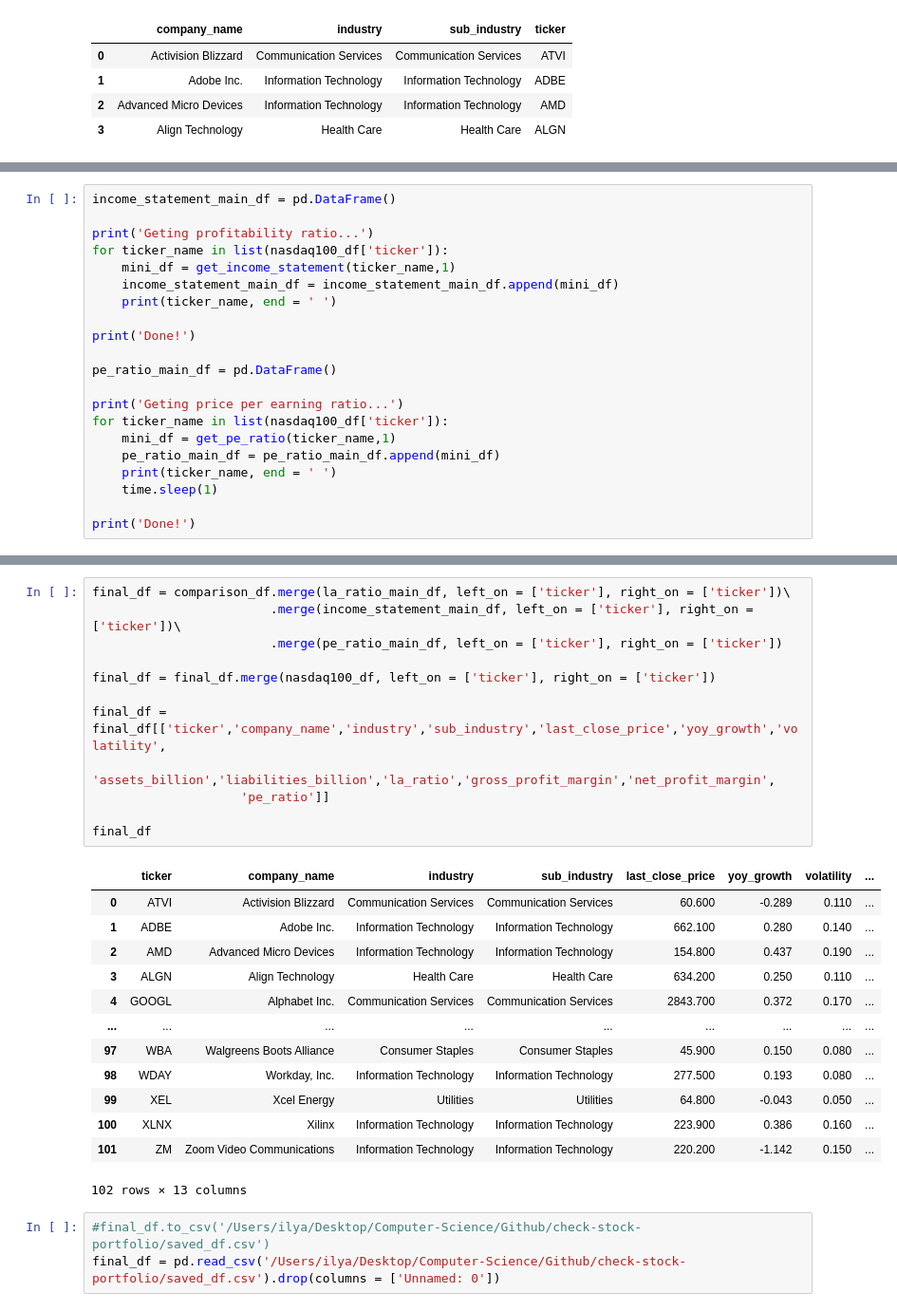
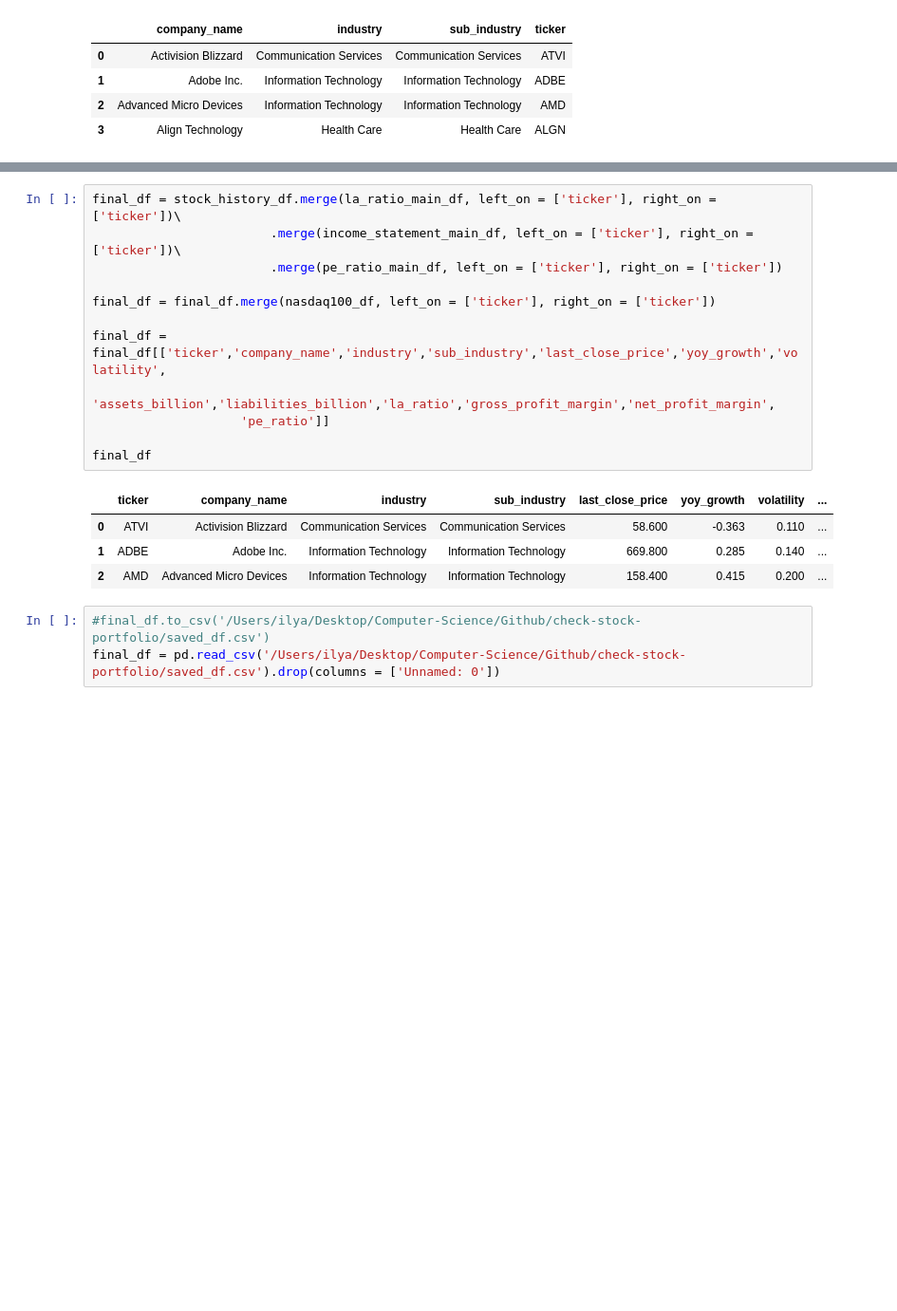
Before and after one commit to ipansh/choosy-stock, a Jupyter notebook: api_wrapper.ipynb, the cells around one changed output, grey strips where cells are left out. Shown at 95% size. Cells and saved outputs as stored; diff of their text form; blank space fills up the shorter version.

```diff
--- a/api_wrapper.ipynb
+++ b/api_wrapper.ipynb
@@ -197,21 +69,0 @@ ATVI ADBE AMD ALGN GOOGL GOOG AMZN AEP AMGN ADI ANSS AAPL AMAT ASML TEAM ADSK AD
-# %%
-income_statement_main_df = pd.DataFrame()
-
-print('Geting profitability ratio...')
-for ticker_name in list(nasdaq100_df['ticker']):
-    mini_df = get_income_statement(ticker_name,1)
-    income_statement_main_df = income_statement_main_df.append(mini_df)
-    print(ticker_name, end = ' ')
-
-print('Done!')
-
-pe_ratio_main_df = pd.DataFrame()
-
-print('Geting price per earning ratio...')
-for ticker_name in list(nasdaq100_df['ticker']):
-    mini_df = get_pe_ratio(ticker_name,1)
-    pe_ratio_main_df = pe_ratio_main_df.append(mini_df)
-    print(ticker_name, end = ' ')
-    time.sleep(1)
-
-print('Done!')
@@ -223,29 +70,20 @@ ATVI ADBE AMD ALGN GOOGL GOOG AMZN AEP AMGN ADI ANSS AAPL AMAT ASML TEAM ADSK AD
 # %%
-final_df = comparison_df.merge(la_ratio_main_df, left_on = ['ticker'], right_on = ['ticker'])\
+final_df = stock_history_df.merge(la_ratio_main_df, left_on = ['ticker'], right_on = ['ticker'])\
                         .merge(income_statement_main_df, left_on = ['ticker'], right_on = ['ticker'])\
                         .merge(pe_ratio_main_df, left_on = ['ticker'], right_on = ['ticker'])
 
 final_df = final_df.merge(nasdaq100_df, left_on = ['ticker'], right_on = ['ticker'])
 
 final_df = final_df[['ticker','company_name','industry','sub_industry','last_close_price','yoy_growth','volatility',
                     'assets_billion','liabilities_billion','la_ratio','gross_profit_margin','net_profit_margin',
                     'pe_ratio']]
 
 final_df
 # %% [output]
 |  | ticker | company_name | industry | sub_industry | last_close_price | yoy_growth | volatility | ... |
-| 0 | ATVI | Activision Blizzard | Communication Services | Communication Services | 60.600 | -0.289 | 0.110 | ... |
-| 1 | ADBE | Adobe Inc. | Information Technology | Information Technology | 662.100 | 0.280 | 0.140 | ... |
-| 2 | AMD | Advanced Micro Devices | Information Technology | Information Technology | 154.800 | 0.437 | 0.190 | ... |
-| 3 | ALGN | Align Technology | Health Care | Health Care | 634.200 | 0.250 | 0.110 | ... |
-| 4 | GOOGL | Alphabet Inc. | Communication Services | Communication Services | 2843.700 | 0.372 | 0.170 | ... |
-| ... | ... | ... | ... | ... | ... | ... | ... | ... |
-| 97 | WBA | Walgreens Boots Alliance | Consumer Staples | Consumer Staples | 45.900 | 0.150 | 0.080 | ... |
-| 98 | WDAY | Workday, Inc. | Information Technology | Information Technology | 277.500 | 0.193 | 0.080 | ... |
-| 99 | XEL | Xcel Energy | Utilities | Utilities | 64.800 | -0.043 | 0.050 | ... |
-| 100 | XLNX | Xilinx | Information Technology | Information Technology | 223.900 | 0.386 | 0.160 | ... |
-| 101 | ZM | Zoom Video Communications | Information Technology | Information Technology | 220.200 | -1.142 | 0.150 | ... |
+| 0 | ATVI | Activision Blizzard | Communication Services | Communication Services | 58.600 | -0.363 | 0.110 | ... |
+| 1 | ADBE | Adobe Inc. | Information Technology | Information Technology | 669.800 | 0.285 | 0.140 | ... |
+| 2 | AMD | Advanced Micro Devices | Information Technology | Information Technology | 158.400 | 0.415 | 0.200 | ... |
-102 rows × 13 columns
 # %%
 #final_df.to_csv('/Users/ilya/Desktop/Computer-Science/Github/check-stock-portfolio/saved_df.csv')
 final_df = pd.read_csv('/Users/ilya/Desktop/Computer-Science/Github/check-stock-portfolio/saved_df.csv').drop(columns = ['Unnamed: 0'])
```
Also changed, not shown: parts of 18 cells of this notebook, 3 other files.
